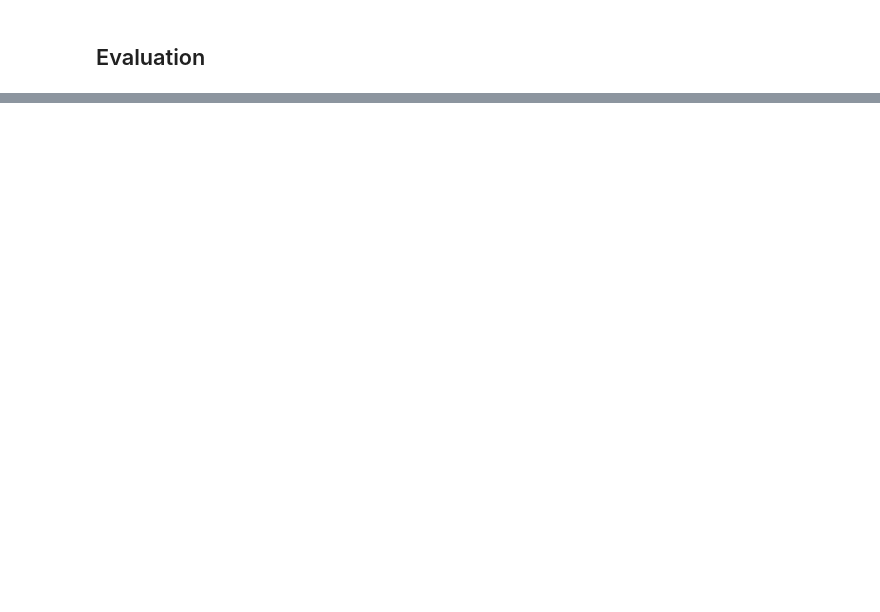
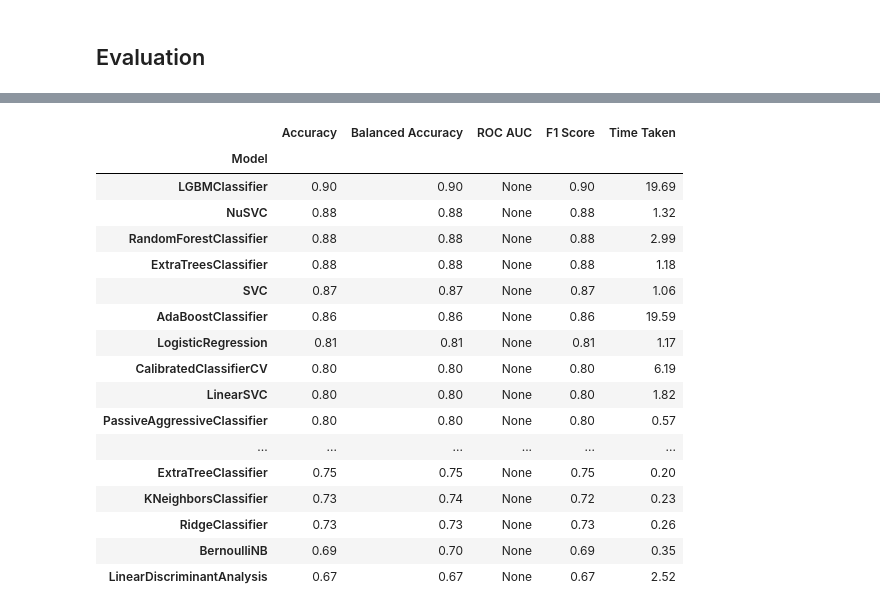
Before and after one commit to AhmadJamal01/Floodead-Inside, a Jupyter notebook: Machine_Learning.ipynb, the cells around one changed output, grey strips where cells are left out. Cells and saved outputs as stored; diff of their text form; code cells hidden in the pictures; blank space fills up the shorter version.

```diff
--- a/Machine_Learning.ipynb
+++ b/Machine_Learning.ipynb
@@ -191,3 +270,5 @@ X = pd.DataFrame(scaler.fit_transform(X), columns=X_columns)
 ## Split the Data
 # %%
 X_train, X_test, y_train, y_test = train_test_split(X, y, test_size=0.2, random_state=42)
+# %%
+y_train = y_train.values.ravel()
@@ -194,5 +335,6 @@ X_train, X_test, y_train, y_test = train_test_split(X, y, test_size=0.2, random_
 # %% [markdown]
 ## Model
 # %%
-svm = LinearSVC()
-svm.fit(X_train, y_train)
+svm = LinearSVC(max_iter=1_000_000)
+svm.fit(X_train_numpy, y_train)
+# increase the number of iterations
@@ -199,3 +343,19 @@ svm.fit(X_train, y_train)
+# %%
+# create empty lists to store the HOG and GLCM features
+hog_features_test = []
+glcm_features_test = []
+
+# iterate over the rows in the X_test dataframe
+for index, row in X_test.iterrows():
+    # append the HOG and GLCM features for this sample to their respective lists
+    hog_features_test.append(row['hog_features'])
+    glcm_features_test.append(row['glcm_features'])
+
+# concatenate the HOG and GLCM features for each sample into a single 1D array
+features_test = [np.hstack([hog_feature, glcm_feature]) for hog_feature, glcm_feature in zip(hog_features_test, glcm_features_test)]
+
+# create a new X_test_numpy array by stacking the feature arrays vertically
+X_test_numpy = np.vstack(features_test)
 # %% [markdown]
 ## Evaluation
 # %%
@@ -205,0 +369,10 @@ print('Accuracy: {:.2f}%'.format(accuracy * 100))
+# %%
+# random forest classifier
+clf = RandomForestClassifier(n_estimators=100, max_depth=None, random_state=0)
+clf.fit(X_train_numpy, y_train)
+
+# predict the test set
+y_pred = clf.predict(X_test_numpy)
+
+# print the classification report
+print(classification_report(y_test, y_pred))
@@ -205,0 +388,25 @@ print('Accuracy: {:.2f}%'.format(accuracy * 100))
+# %%
+# run classification using lazy predict
+from lazypredict.Supervised import LazyClassifier
+clf = LazyClassifier(verbose=0,ignore_warnings=True, custom_metric=None)
+models,predictions = clf.fit(X_train_numpy, X_test_numpy, y_train, y_test)
+models.head(20)
+# %% [output]
+|  | Accuracy | Balanced Accuracy | ROC AUC | F1 Score | Time Taken |
+| Model |  |  |  |  |  |
+| LGBMClassifier | 0.90 | 0.90 | None | 0.90 | 19.69 |
+| NuSVC | 0.88 | 0.88 | None | 0.88 | 1.32 |
+| RandomForestClassifier | 0.88 | 0.88 | None | 0.88 | 2.99 |
+| ExtraTreesClassifier | 0.88 | 0.88 | None | 0.88 | 1.18 |
+| SVC | 0.87 | 0.87 | None | 0.87 | 1.06 |
+| AdaBoostClassifier | 0.86 | 0.86 | None | 0.86 | 19.59 |
+| LogisticRegression | 0.81 | 0.81 | None | 0.81 | 1.17 |
+| CalibratedClassifierCV | 0.80 | 0.80 | None | 0.80 | 6.19 |
+| LinearSVC | 0.80 | 0.80 | None | 0.80 | 1.82 |
+| PassiveAggressiveClassifier | 0.80 | 0.80 | None | 0.80 | 0.57 |
+| ... | ... | ... | ... | ... | ... |
+| ExtraTreeClassifier | 0.75 | 0.75 | None | 0.75 | 0.20 |
+| KNeighborsClassifier | 0.73 | 0.74 | None | 0.72 | 0.23 |
+| RidgeClassifier | 0.73 | 0.73 | None | 0.73 | 0.26 |
+| BernoulliNB | 0.69 | 0.70 | None | 0.69 | 0.35 |
+| LinearDiscriminantAnalysis | 0.67 | 0.67 | None | 0.67 | 2.52 |
```
Also changed, not shown: parts of 21 cells of this notebook.
